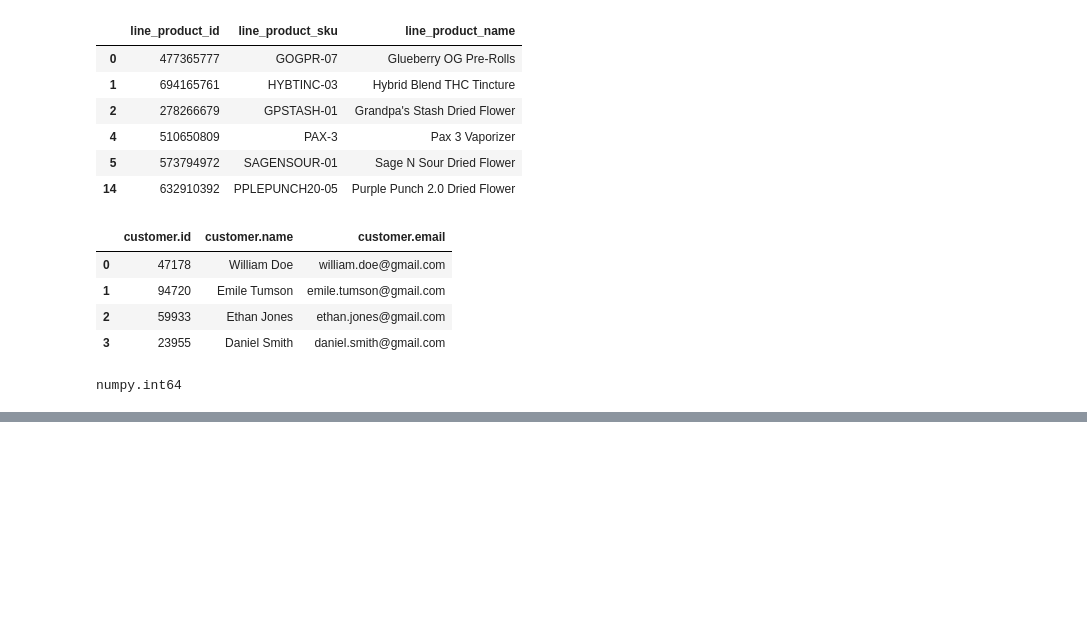
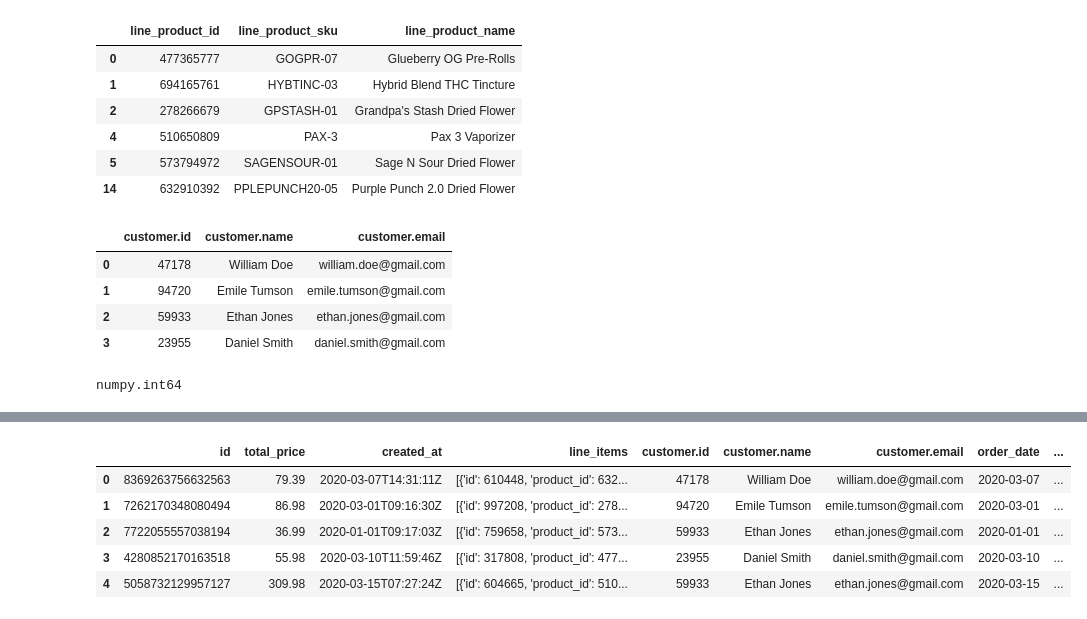
Before and after one commit to Kaizen91/NamasteChallenge, a Jupyter notebook: Testing.ipynb, the cells around one changed output, grey strips where cells are left out. Saved outputs shown, nothing was run; the diff lists cells and outputs as text; code cells hidden in the pictures; blank space fills up the shorter version.

```diff
--- a/Testing.ipynb
+++ b/Testing.ipynb
@@ -278,0 +302,9 @@ numpy.int64
+# %%
+df_join_q1_fx.head()
+# %% [output]
+|  | id | total_price | created_at | line_items | customer.id | customer.name | customer.email | order_date | ... |
+| 0 | 8369263756632563 | 79.39 | 2020-03-07T14:31:11Z | [{'id': 610448, 'product_id': 632... | 47178 | William Doe | william.doe@gmail.com | 2020-03-07 | ... |
+| 1 | 7262170348080494 | 86.98 | 2020-03-01T09:16:30Z | [{'id': 997208, 'product_id': 278... | 94720 | Emile Tumson | emile.tumson@gmail.com | 2020-03-01 | ... |
+| 2 | 7722055557038194 | 36.99 | 2020-01-01T09:17:03Z | [{'id': 759658, 'product_id': 573... | 59933 | Ethan Jones | ethan.jones@gmail.com | 2020-01-01 | ... |
+| 3 | 4280852170163518 | 55.98 | 2020-03-10T11:59:46Z | [{'id': 317808, 'product_id': 477... | 23955 | Daniel Smith | daniel.smith@gmail.com | 2020-03-10 | ... |
+| 4 | 5058732129957127 | 309.98 | 2020-03-15T07:27:24Z | [{'id': 604665, 'product_id': 510... | 59933 | Ethan Jones | ethan.jones@gmail.com | 2020-03-15 | ... |
```
Also changed, not shown: parts of 1 cell of this notebook, 7 other files.
